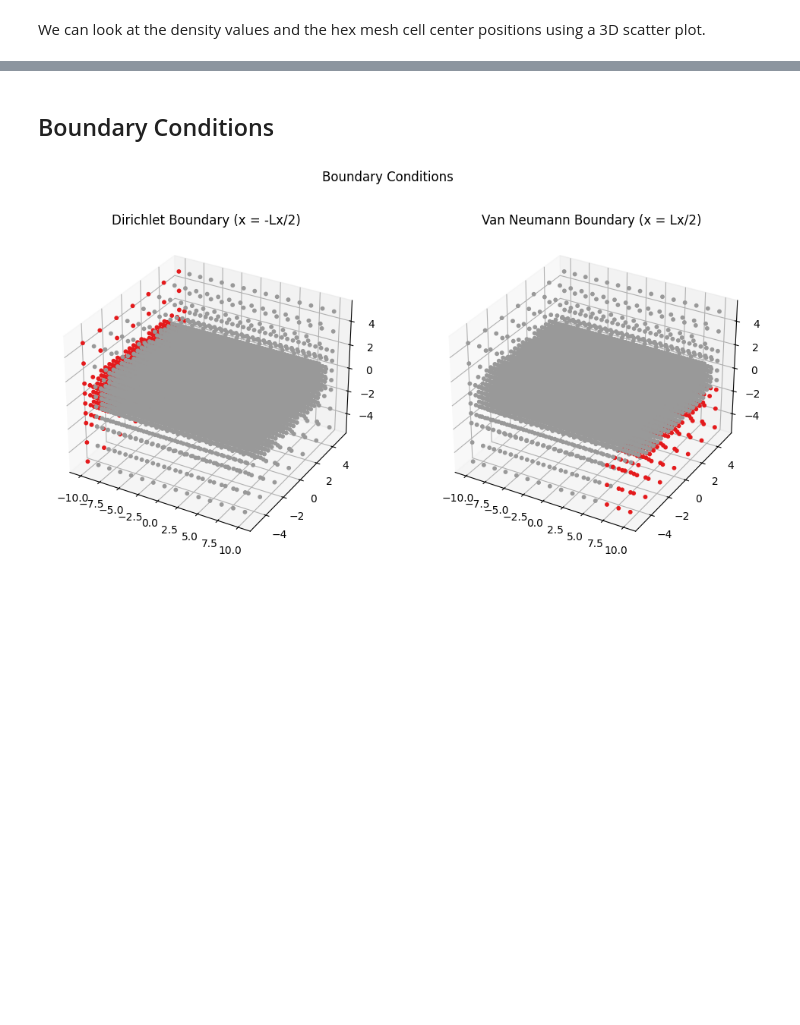
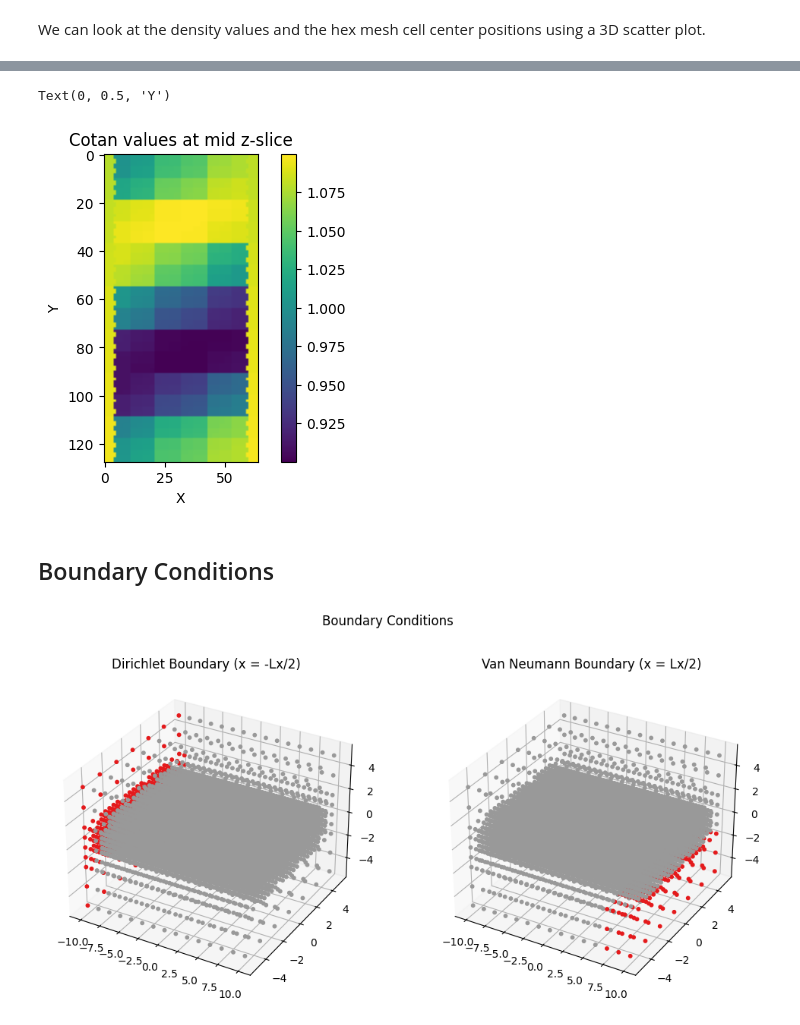
Before and after one commit to pasteurlabs/tesseract-core, a Jupyter notebook: demo/_showcase/ansys-shapeopt/optimization_os.ipynb, the cells around one changed output, grey strips where cells are left out. Drawn from its saved outputs; the diff is of its cells as text; code cells hidden in the pictures; blank space fills up the shorter version.

```diff
--- a/demo/_showcase/ansys-shapeopt/optimization_os.ipynb
+++ b/demo/_showcase/ansys-shapeopt/optimization_os.ipynb
@@ -248,3 +346,14 @@ cbar = plt.colorbar(scat, ax=ax, pad=0.1)
+# %%
+# we can also look at the cotan values after the hex mesher using a imshow
+plt.figure(figsize=(6, 4))
+plt.imshow(cotan.reshape((Nx, Ny, Nz))[:, :, Nz // 2], cmap="viridis")
+plt.colorbar()
+plt.title("Cotan values at mid z-slice")
+plt.xlabel("X")
+plt.ylabel("Y")
+# %% [output]
+Text(0, 0.5, 'Y')
+[figure, added]
 # %% [markdown]
 ## Boundary Conditions
 # %%
```
Also changed, not shown: parts of 16 cells of this notebook, 1 other file.
